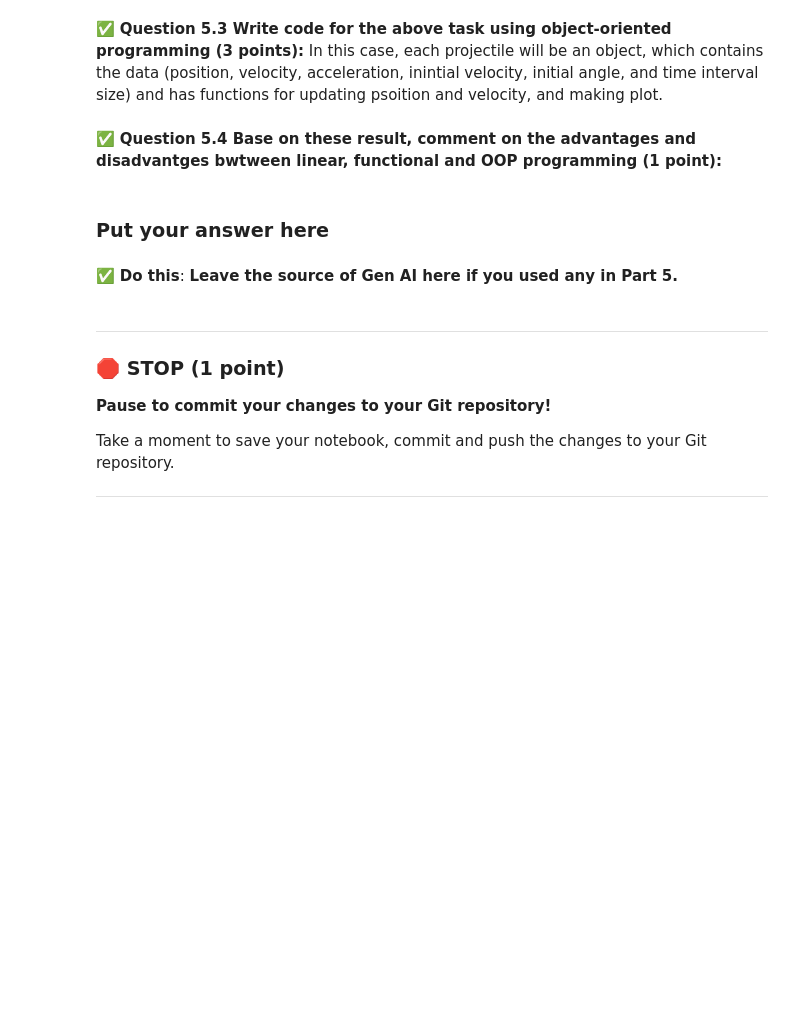
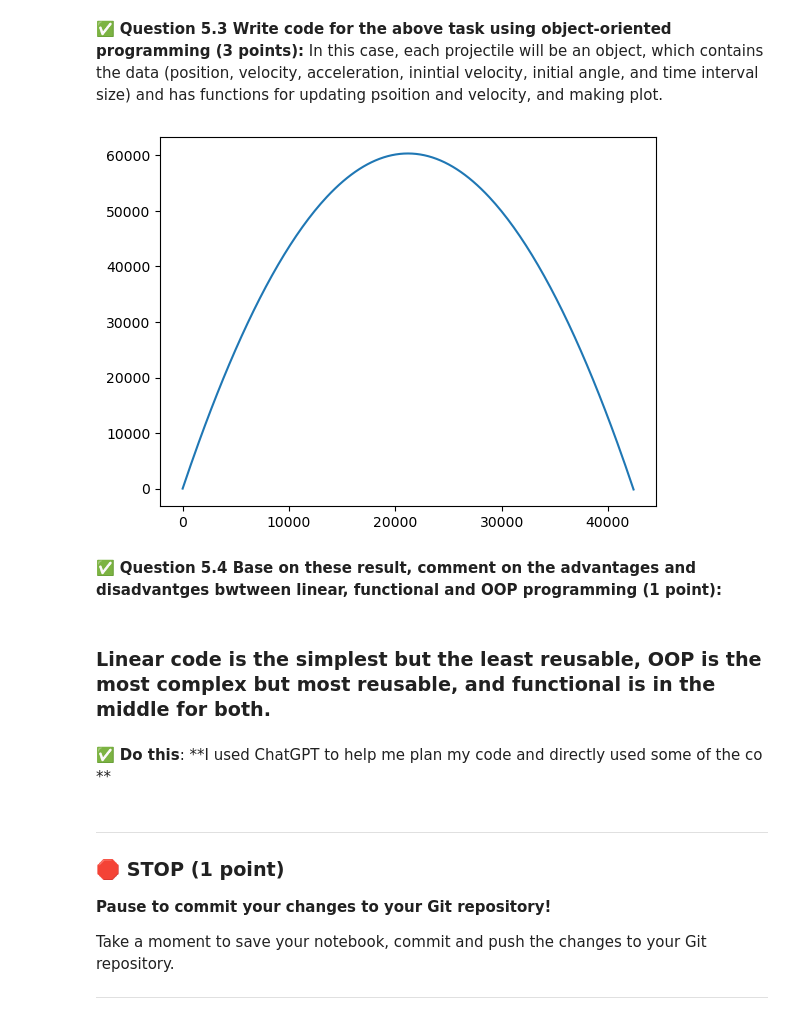
Before and after one commit to mcleesja/CMSE202-f25-turnin1, a Jupyter notebook: midterm/CMSE202-Midterm-Section003-McLees.ipynb, the cells around one changed output. Drawn from its saved outputs; the diff is of its cells as text; code cells hidden in the pictures; blank space fills up the shorter version.

Commit message:
finished section 5 with the linear, functional and oop methods

```diff
--- a/midterm/CMSE202-Midterm-Section003-McLees.ipynb
+++ b/midterm/CMSE202-Midterm-Section003-McLees.ipynb
@@ -840,14 +893,64 @@ plt.plot(xp,yp,c='b')
 &#9989; **Question 5.3 Write code for the above task using object-oriented programming (3 points):** In this case, each projectile will be an object, which contains the data (position, velocity, acceleration, inintial velocity, initial angle, and time interval size) and has functions for updating psoition and velocity, and making plot.
 # %%
 ### Put your code here
+class Projectile:
+    def __init__(self, v0, theta, dt=1):
+        """Initialize the projectile's attributes."""
+        self.v0 = v0  # Initial velocity
+        self.theta = theta  # Launch angle in degrees
+        self.dt = dt  # Time step
 
-class Projectile:
+        # Acceleration due to gravity
+        self.ax = 0
+        self.ay = -9.81
+
+        # Initial velocity components
+        self.vx = v0 * math.cos(math.radians(theta))
+        self.vy = v0 * math.sin(math.radians(theta))
+
+        # Initial position
+        self.x = 0
+        self.y = 0
+
+        # Lists to store trajectory points
+        self.xp = [self.x]
+        self.yp = [self.y]
+
+    def update_velocity(self):
+        """Update velocity components."""
+        self.vx += self.ax * self.dt
+        self.vy += self.ay * self.dt
+
+    def update_position(self):
+        """Update position components."""
+        self.x += self.vx * self.dt
+        self.y += self.vy * self.dt
+
+        # Store the new position
+        self.xp.append(self.x)
+        self.yp.append(self.y)
+
+    def simulate(self):
+        """Run the simulation until the projectile hits the ground."""
+        while self.y >= 0:
+            self.update_position()
+            self.update_velocity()
+
+    def plot_trajectory(self):
+        """Plot the trajectory of the projectile."""
+        plt.plot(self.xp, self.yp, label=f"θ = {self.theta}°")
+
+original_projectile = Projectile(v0=1100, theta=80)
+original_projectile.simulate()
+original_projectile.plot_trajectory()
+# %% [output]
+[figure, added]
 # %% [markdown]
 &#9989; **Question 5.4 Base on these result, comment on the advantages and disadvantges bwtween linear, functional and OOP programming (1 point):**
 # %% [markdown]
-### Put your answer here
+### Linear code is the simplest but the least reusable, OOP is the most complex but most reusable, and functional is in the middle for both.
 # %% [markdown]
-&#9989; **Do this**:  **Leave the source of Gen AI here if you used any in Part 5.**
+&#9989; **Do this**:  **I used ChatGPT to help me plan my code and directly used some of the co **
 # %% [markdown]
 ---
 ### &#128721; STOP (1 point)
```
Also changed, not shown: parts of 5 cells of this notebook.
